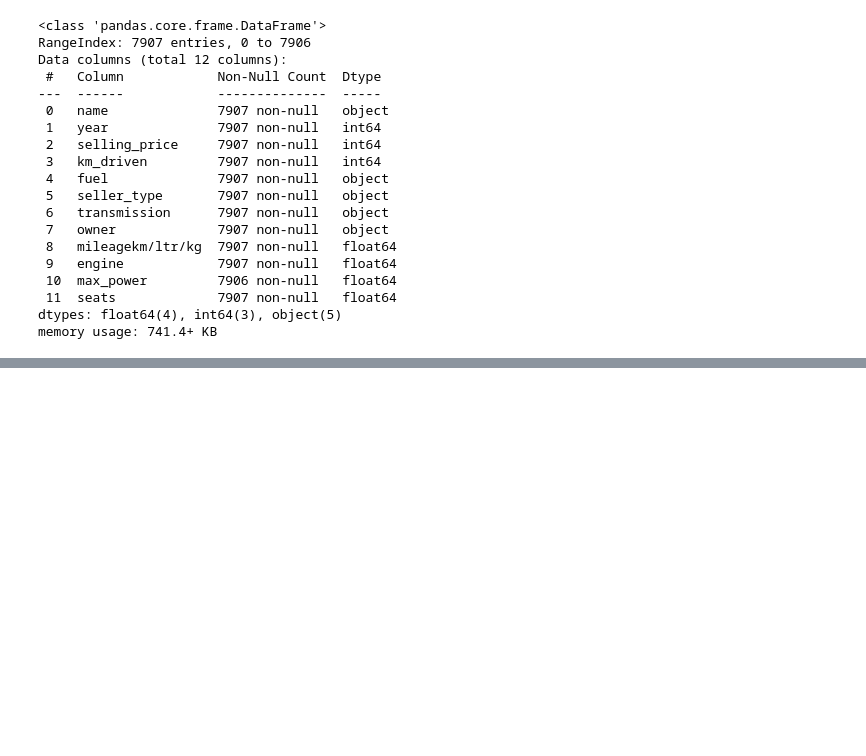
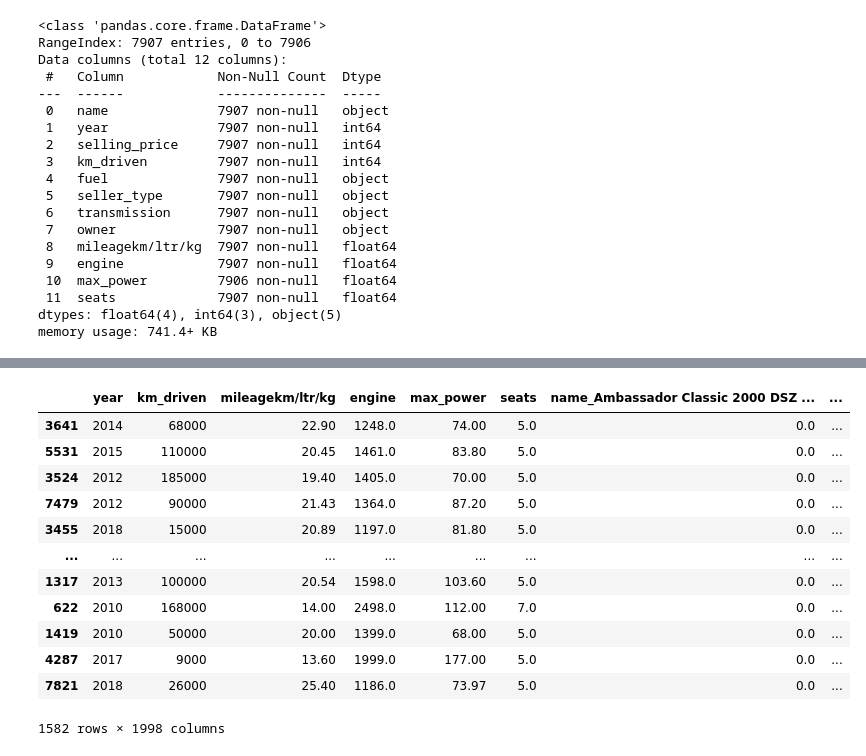
Before and after one commit to PratyushPoddar07/DATA_Project, a Jupyter notebook: CarSelling/CarAnalyst.ipynb, the cells around one changed output, grey strips where cells are left out. Saved outputs shown, nothing was run; the diff lists cells and outputs as text; code cells hidden in the pictures; blank space fills up the shorter version.

```diff
--- a/CarSelling/CarAnalyst.ipynb
+++ b/CarSelling/CarAnalyst.ipynb
@@ -186,0 +263,16 @@ memory usage: 741.4+ KB
+# %%
+X_test
+# %% [output]
+|  | year | km_driven | mileagekm/ltr/kg | engine | max_power | seats | name_Ambassador Classic 2000 DSZ ... | ... |
+| 3641 | 2014 | 68000 | 22.90 | 1248.0 | 74.00 | 5.0 | 0.0 | ... |
+| 5531 | 2015 | 110000 | 20.45 | 1461.0 | 83.80 | 5.0 | 0.0 | ... |
+| 3524 | 2012 | 185000 | 19.40 | 1405.0 | 70.00 | 5.0 | 0.0 | ... |
+| 7479 | 2012 | 90000 | 21.43 | 1364.0 | 87.20 | 5.0 | 0.0 | ... |
+| 3455 | 2018 | 15000 | 20.89 | 1197.0 | 81.80 | 5.0 | 0.0 | ... |
+| ... | ... | ... | ... | ... | ... | ... | ... | ... |
+| 1317 | 2013 | 100000 | 20.54 | 1598.0 | 103.60 | 5.0 | 0.0 | ... |
+| 622 | 2010 | 168000 | 14.00 | 2498.0 | 112.00 | 7.0 | 0.0 | ... |
+| 1419 | 2010 | 50000 | 20.00 | 1399.0 | 68.00 | 5.0 | 0.0 | ... |
+| 4287 | 2017 | 9000 | 13.60 | 1999.0 | 177.00 | 5.0 | 0.0 | ... |
+| 7821 | 2018 | 26000 | 25.40 | 1186.0 | 73.97 | 5.0 | 0.0 | ... |
+1582 rows × 1998 columns
```
Also changed, not shown: parts of 13 cells of this notebook.
